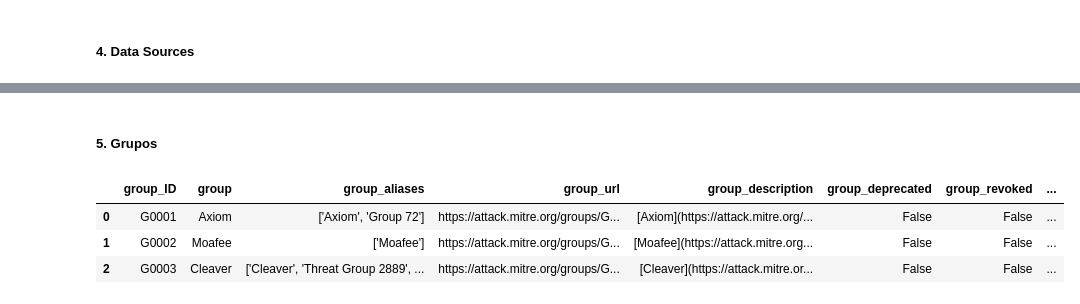
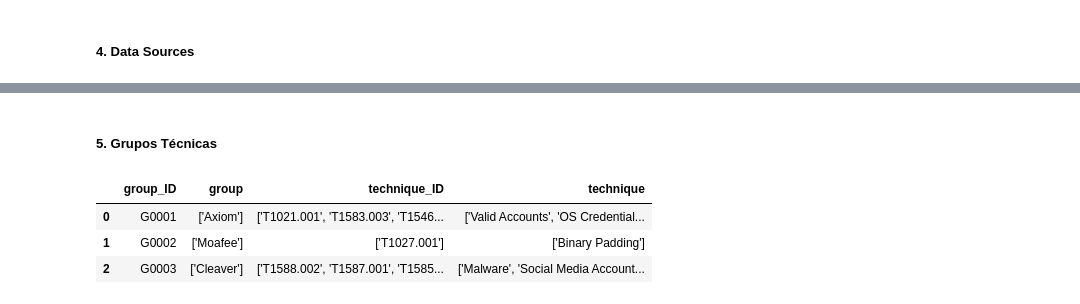
Before and after one commit to cyberauditor-framework/Mitre-Detections-Rules-Framework, a Jupyter notebook: mitre_relationships/create_md_relations_files.ipynb, the cells around one changed output, grey strips where cells are left out. Drawn from its saved outputs; the diff is of its cells as text; code cells hidden in the pictures.

```diff
--- a/mitre_relationships/create_md_relations_files.ipynb
+++ b/mitre_relationships/create_md_relations_files.ipynb
@@ -25,7 +26,7 @@ from stix2 import Filter, MemoryStore
 #### **Parámetros**
 # %%
 mitre_domain = 'enterprise' # enterprise, mobile, ics
-input_path = os.path.join(os.getcwd(),'outputs', 'stix2', mitre_domain, 'information')
+input_path = os.path.join(os.getcwd(),'outputs', 'stix2', mitre_domain, 'relations')
 # %%
 output_folder = os.path.join(os.getcwd(),'outputs')
 output_folder
@@ -421,12 +297,12 @@ Archivo 'DS0031.md' creado en la carpeta 'c:\Users\jelopez\Documents\CyberProof\
 # %% [markdown]
-##### **5. Grupos**
+##### **5. Grupos Técnicas**
 # %%
-input_file = f'[MITRE]_{mitre_domain}_groups.csv'
-groups_information_df = pd.read_csv(os.path.join(input_path, 'groups', input_file), sep=';', quotechar='"')
-groups_information_df.head(3)
+input_file = f'[MITRE]_{mitre_domain}_techniques_group_N1.csv'
+groups_relations_df = pd.read_csv(os.path.join(input_path, 'techniques_groups', input_file), sep=';', quotechar='"')
+groups_relations_df.head(3)
 # %% [output]
-|  | group_ID | group | group_aliases | group_url | group_description | group_deprecated | group_revoked | ... |
-| 0 | G0001 | Axiom | ['Axiom', 'Group 72'] | https://attack.mitre.org/groups/G... | [Axiom](https://attack.mitre.org/... | False | False | ... |
-| 1 | G0002 | Moafee | ['Moafee'] | https://attack.mitre.org/groups/G... | [Moafee](https://attack.mitre.org... | False | False | ... |
-| 2 | G0003 | Cleaver | ['Cleaver', 'Threat Group 2889', ... | https://attack.mitre.org/groups/G... | [Cleaver](https://attack.mitre.or... | False | False | ... |
+|  | group_ID | group | technique_ID | technique |
+| 0 | G0001 | ['Axiom'] | ['T1021.001', 'T1583.003', 'T1546... | ['Valid Accounts', 'OS Credential... |
+| 1 | G0002 | ['Moafee'] | ['T1027.001'] | ['Binary Padding'] |
+| 2 | G0003 | ['Cleaver'] | ['T1588.002', 'T1587.001', 'T1585... | ['Malware', 'Social Media Account... |
 # %%
```
Also changed, not shown: parts of 34 cells of this notebook.
